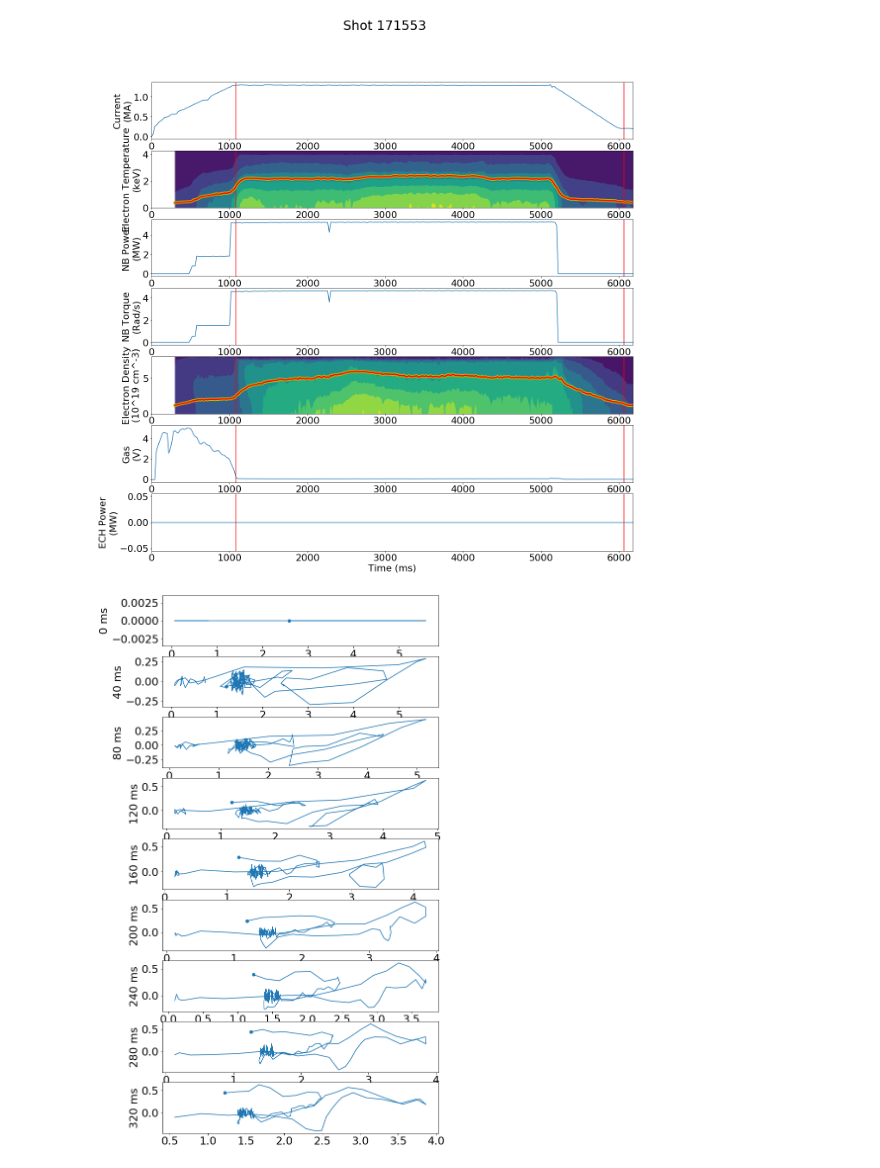
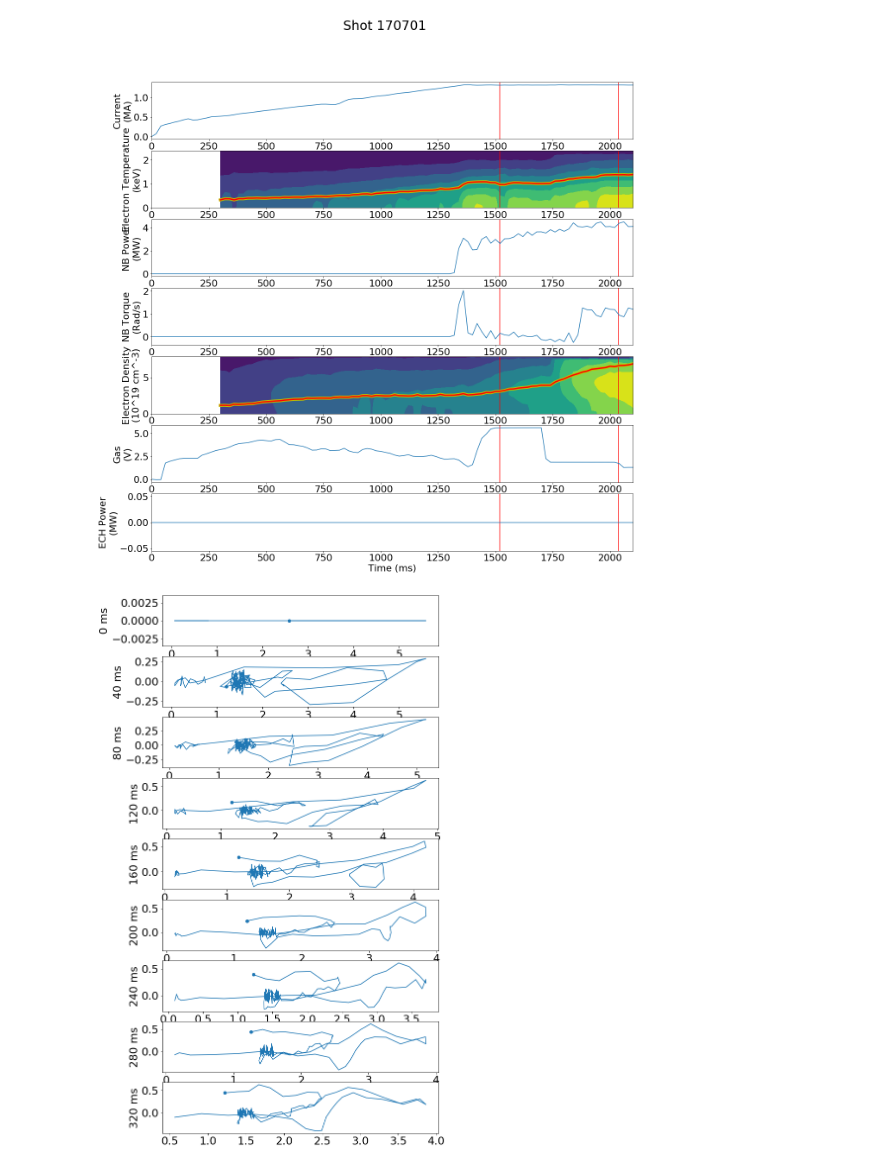
Before and after one commit to PlasmaControl/plasma-profile-predictor, a Jupyter notebook: notebooks/look_at_data.ipynb, the cells around one changed output. Drawn from its saved outputs; the diff is of its cells as text; code cells hidden in the pictures.

```diff
--- a/notebooks/look_at_data.ipynb
+++ b/notebooks/look_at_data.ipynb
@@ -31,7 +31,7 @@ import numpy as np
 import matplotlib.pyplot as plt
 
 shots=list(data.keys())
-shot=np.random.choice(shots)
+shot=170701 #np.random.choice(shots)
 sigs=['curr','temp','pinj','tinj','dens','gasA','ech'] #['ffprime_EFITRT1','curr_target','pinj','temp','dens','gas_feedback','target_density','gasA','gasA_voltage', 'beam_feedback_switch', 'beam_feedback_power_target_quantity', 'realtime_betan']
 sig_names={'curr': 'Current\n(MA)',
            'temp':'Electron Temperature\n(keV)',
@@ -70,9 +70,9 @@ for i,sig in enumerate(sigs):
     ax.axvline(data[shot]['t_ip_flat'],c='r')
     ax.axvline(data[shot]['t_ip_flat']+data[shot]['ip_flat_duration'],c='r')
     if sig in ['temp','dens']: #len(data[shot][sig].shape)>1:
-        thomson_sig_name='thomson_{}_EFITRT1'.format(sig)
-        thomson_sig=data[shot][thomson_sig_name]
-        thomson_sig=removeOutliers(thomson_sig,1.5,thomson_sig_name)
+        #thomson_sig_name='thomson_{}_EFITRT1'.format(sig)
+        #thomson_sig=data[shot][thomson_sig_name]
+        #thomson_sig=removeOutliers(thomson_sig,1.5,thomson_sig_name)
         #ax.plot(data[shot]['time'],my_normalize(data[shot]['pinj']),c='r')
 
         zipfit_sig=np.mean(data[shot][sig],axis=1) #my_normalize(np.mean(data[shot][sig],axis=1))
@@ -96,34 +96,34 @@ for i,sig in enumerate(sigs):
                     np.linspace(0,1,65),
                     #thomson_sig.T)
                     data[shot][sig].T)
 
 #         zipfit_sig=my_normalize(np.mean(data[shot][sig],axis=1))
 #         ax.plot(data[shot]['time'],zipfit_sig,c='y',linewidth=7)
 #         ax.plot(data[shot]['time'],zipfit_sig,c='r',linewidth=3)
 
 
     elif sig=='target_density':
         ax.plot(data[shot]['time'],data[shot]['density_estimate'])
         ax.plot(data[shot]['time'],data[shot]['target_density'],c='r')
     elif sig=='realtime_betan':
         ax.plot(data[shot]['time'],data[shot]['realtime_betan'])
         ax.plot(data[shot]['time'],data[shot]['beam_feedback_power_target_value'],c='r')
     elif sig=='curr_target':
         ax.plot(data[shot]['time'],data[shot]['curr'])
         ax.plot(data[shot]['time'],data[shot]['curr_target'],c='r')
 
     else:
         ax.plot(data[shot]['time'],data[shot][sig]/conversion_factor[sig])
     ax.set_ylabel(sig_names[sig])
     ax.set_xlim(min(data[shot]['time']),max(data[shot]['time']))
     #ax.axvline(2220)
     #ax.axvline(2270)
 plt.xlabel('Time (ms)')
 #plt.subplots_adjust(hspace=.5)
 fig.suptitle('Shot {}'.format(shot),fontsize=30)
 plt.show()
 # %% [output]
-[figure, old version]
+[figure, new version]
 # %%
 shot=160358
 # %%
```
Also changed, not shown: 2 other files.
